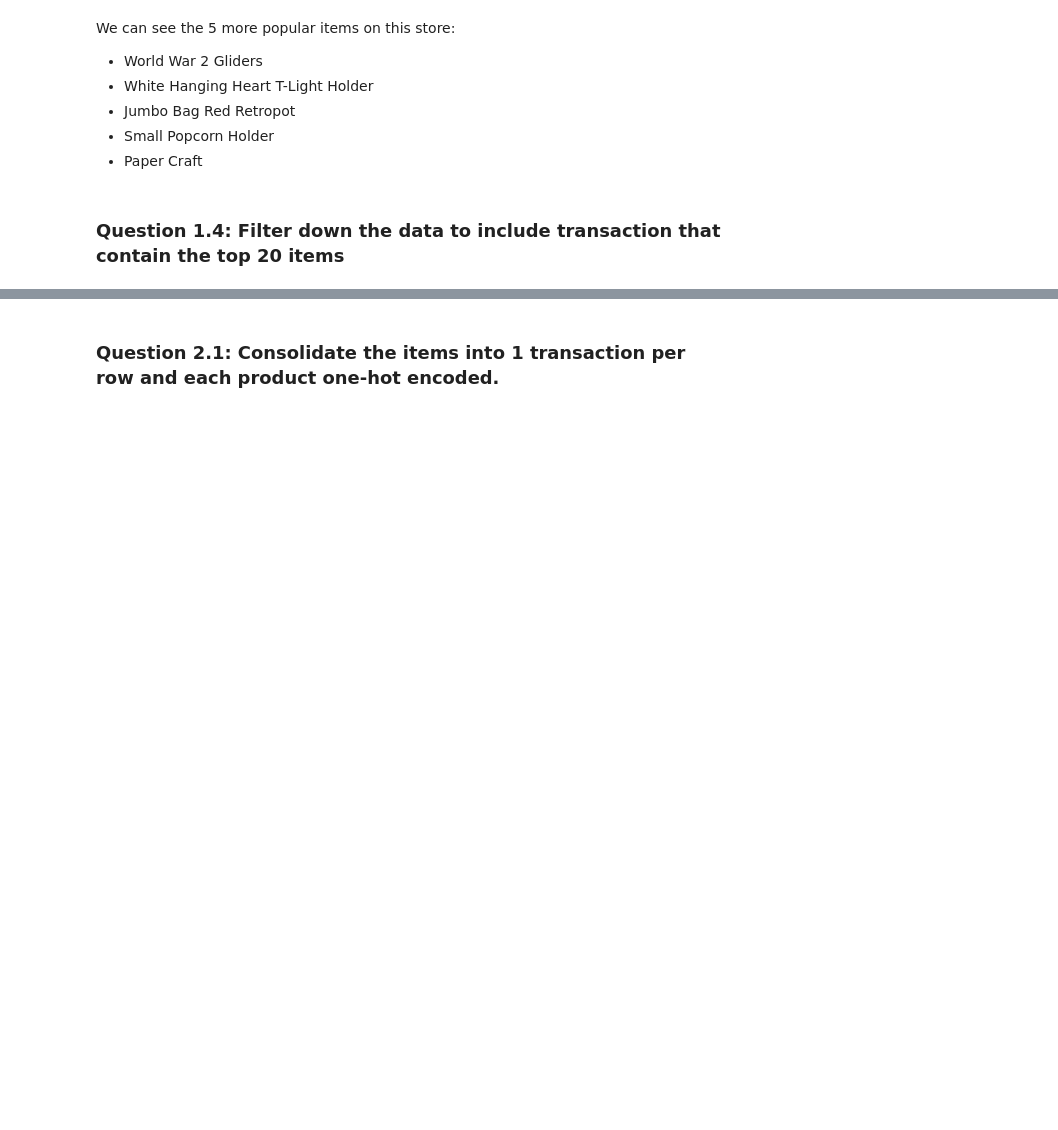
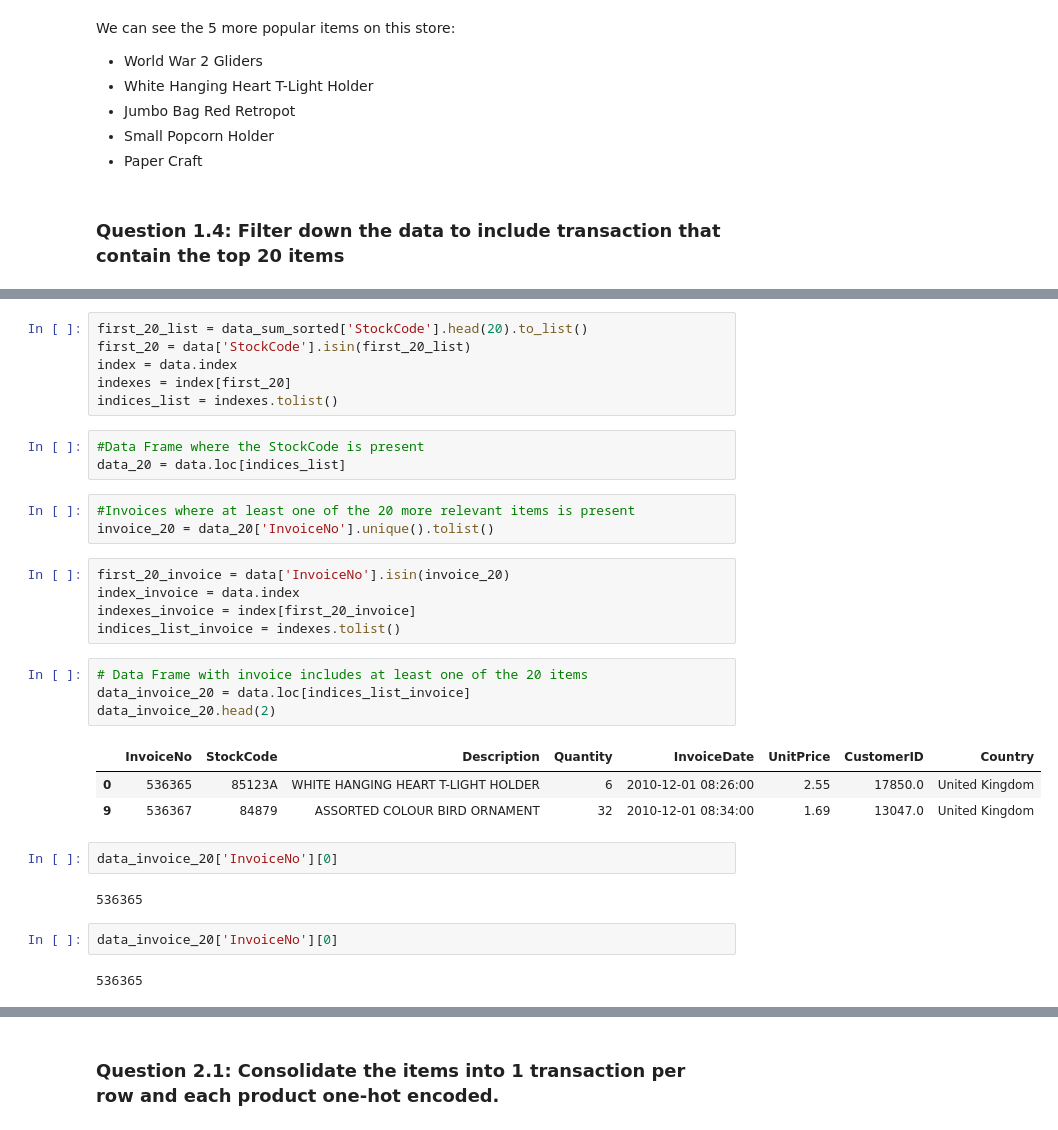
Before and after one commit to rodolfolermacontreras/ML_1_Assignment_10_Updated, a Jupyter notebook: MLEARN510-Lesson10-RodolfoLerma.ipynb, the cells around one changed output, grey strips where cells are left out. Drawn from its saved outputs; the diff is of its cells as text; blank space fills up the shorter version.

```diff
--- a/MLEARN510-Lesson10-RodolfoLerma.ipynb
+++ b/MLEARN510-Lesson10-RodolfoLerma.ipynb
@@ -147,0 +168,33 @@ We can see the 5 more popular items on this store:
+# %%
+first_20_list = data_sum_sorted['StockCode'].head(20).to_list()
+first_20 = data['StockCode'].isin(first_20_list)
+index = data.index
+indexes = index[first_20]
+indices_list = indexes.tolist()
+# %%
+#Data Frame where the StockCode is present
+data_20 = data.loc[indices_list]
+# %%
+#Invoices where at least one of the 20 more relevant items is present
+invoice_20 = data_20['InvoiceNo'].unique().tolist()
+# %%
+first_20_invoice = data['InvoiceNo'].isin(invoice_20)
+index_invoice = data.index
+indexes_invoice = index[first_20_invoice]
+indices_list_invoice = indexes.tolist()
+# %%
+# Data Frame with invoice includes at least one of the 20 items
+data_invoice_20 = data.loc[indices_list_invoice]
+data_invoice_20.head(2)
+# %% [output]
+|  | InvoiceNo | StockCode | Description | Quantity | InvoiceDate | UnitPrice | CustomerID | Country |
+| 0 | 536365 | 85123A | WHITE HANGING HEART T-LIGHT HOLDER | 6 | 2010-12-01 08:26:00 | 2.55 | 17850.0 | United Kingdom |
+| 9 | 536367 | 84879 | ASSORTED COLOUR BIRD ORNAMENT | 32 | 2010-12-01 08:34:00 | 1.69 | 13047.0 | United Kingdom |
+# %%
+data_invoice_20['InvoiceNo'][0]
+# %% [output]
+536365
+# %%
+data_invoice_20['InvoiceNo'][0]
+# %% [output]
+536365
```
Also changed, not shown: parts of 6 cells of this notebook.
